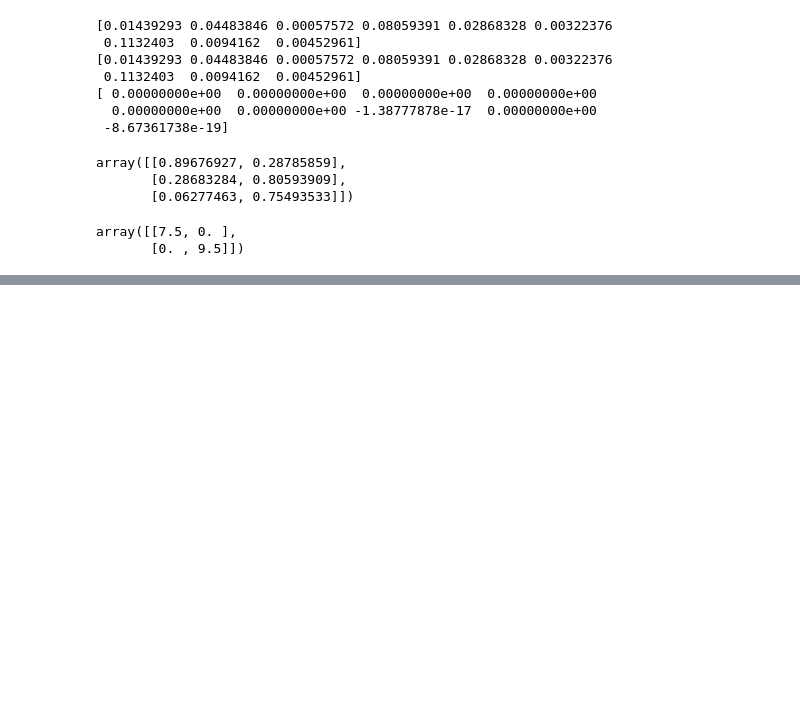
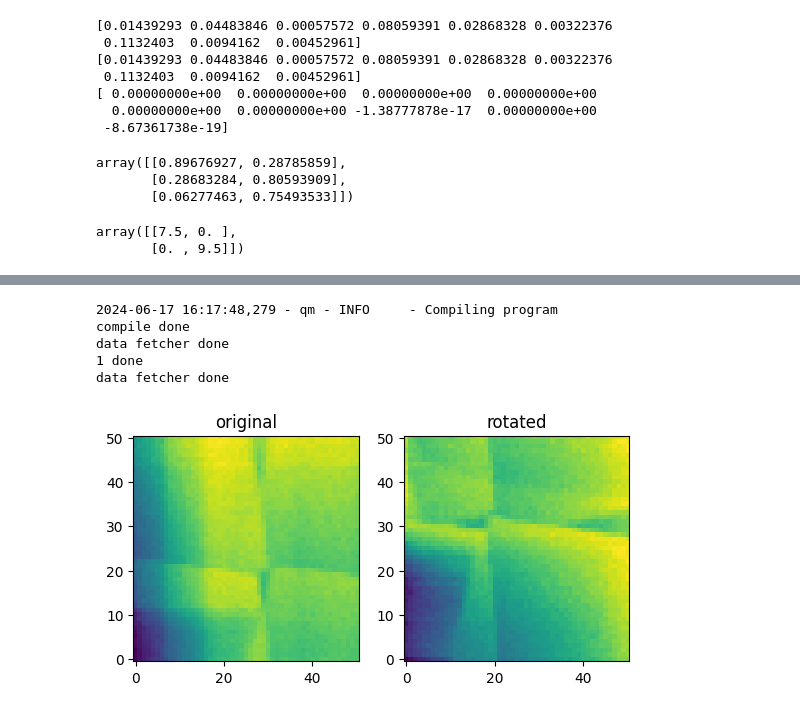
Before and after one commit to RasmusBC59/Qstream, a Jupyter notebook: qstream/qm/test_stuff_13JUN24.ipynb, the cells around one changed output, grey strips where cells are left out. Saved outputs shown, nothing was run; the diff lists cells and outputs as text; code cells hidden in the pictures; blank space fills up the shorter version.

```diff
--- a/qstream/qm/test_stuff_13JUN24.ipynb
+++ b/qstream/qm/test_stuff_13JUN24.ipynb
@@ -132,0 +402,41 @@ array([[7.5, 0. ],
+# %%
+measurer = Virt2(**old_k_params)
+print('compile done')
+measurer.start_acquisition()
+print('data fetcher done')
+# print('started')
+datasets1 = []
+
+for i in range(1):
+    datasets1.append(measurer.fetch_results())
+measurer.job.halt()
+
+print('1 done')
+# measurer = Virt2(**k_params)
+# print('compile done')
+virtualisation_matrix = np.array([[0,1],[1,0]])
+overrides = measurer.get_overrides_from_virtualisation_matrix(virtualisation_matrix)
+measurer.start_acquisition(overrides = overrides)
+print('data fetcher done')
+# print('started')
+datasets2 = []
+
+for i in range(1):
+    datasets2.append(measurer.fetch_results())
+measurer.job.halt()
+
+
+for dset1, dset2 in zip(datasets1, datasets2):
+    fig, axes = plt.subplots(1,2)
+    axes[0].imshow(dset1[0], origin='lower')
+    axes[1].imshow(dset2[0], origin='lower')
+
+    axes[0].set_title('original')
+    axes[1].set_title('rotated')
+# %% [output]
+2024-06-17 16:17:48,279 - qm - INFO     - Compiling program
+compile done
+data fetcher done
+1 done
+data fetcher done
+[figure, added]
```
Also changed, not shown: parts of 22 cells of this notebook, 3 other files.
